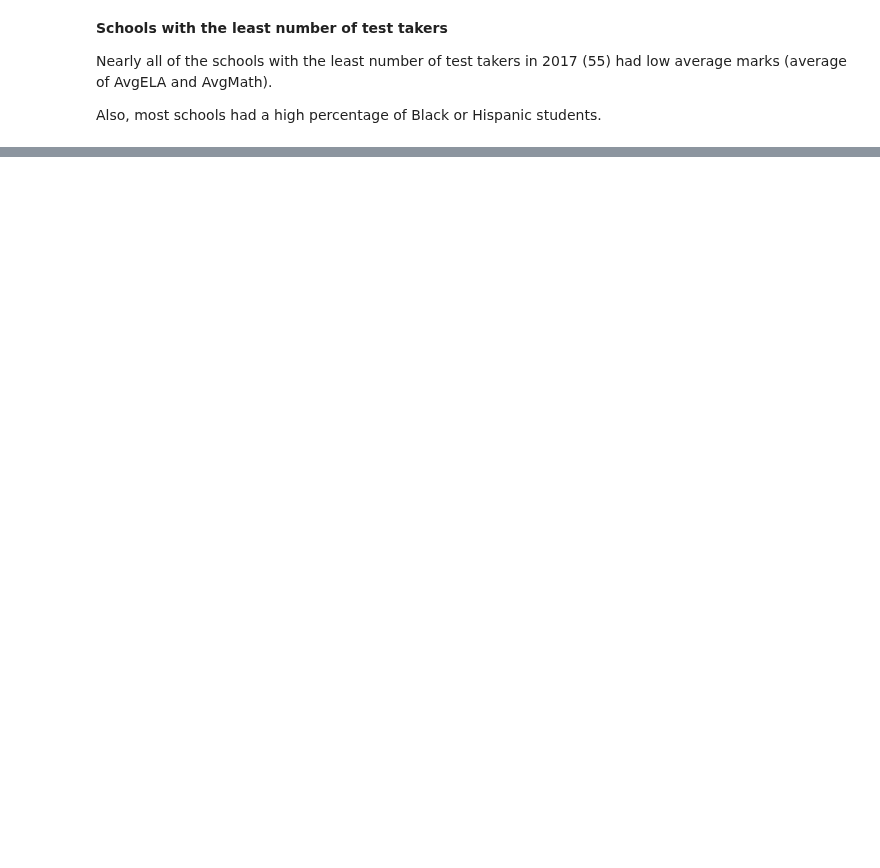
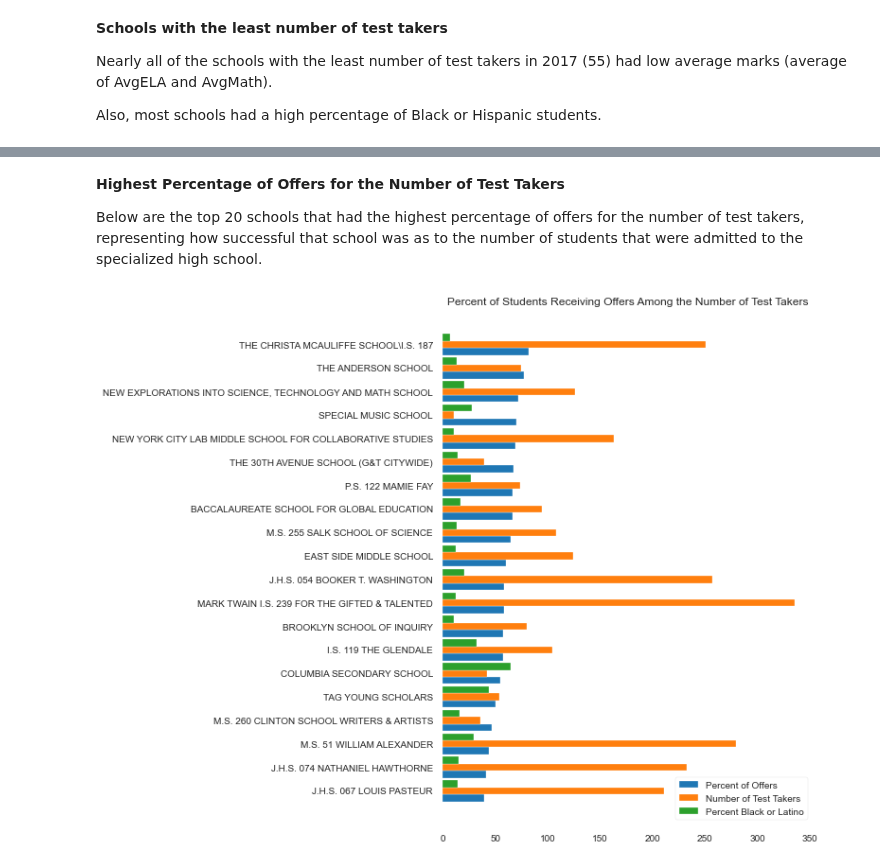
Before and after one commit to dj-m/CapstoneTwo, a Jupyter notebook: notebooks/CapstoneTwo_PredictingHighSchoolAdmissionsOffers.ipynb, the cells around one changed output, grey strips where cells are left out. Saved outputs shown, nothing was run; the diff lists cells and outputs as text; code cells hidden in the pictures; blank space fills up the shorter version.

```diff
--- a/notebooks/CapstoneTwo_PredictingHighSchoolAdmissionsOffers.ipynb
+++ b/notebooks/CapstoneTwo_PredictingHighSchoolAdmissionsOffers.ipynb
@@ -456,0 +461,20 @@ _ = plt.legend(handles=[highest_offers, eighth_graders,pct_blk_hisp], loc = 'upp
+# %% [markdown]
+**Highest Percentage of Offers for the Number of Test Takers**
+
+Below are the top 20 schools that had the highest percentage of offers for the number of test takers, representing how successful that school was as to the number of students that were admitted to the specialized high school.
+# %%
+pct_offers = df_main.sort_values(by = 'PctOffersByStudent', ascending=False).head(20)
+_ = plt.figure(figsize = (7,10))
+_ = plt.title('Percent of Students Receiving Offers Among the Number of Test Takers')
+h = 0.3
+pct_of_offers = plt.barh(np.arange(len(pct_offers))+h, pct_offers.PctOffersByStudent, height = h,
+                         label = 'Percent of Offers')
+num_test_takers = plt.barh(np.arange(len(pct_offers)), pct_offers.NumTestTakers, height = h,
+                           label = 'Number of Test Takers')
+pct_blk_hisp = plt.barh(np.arange(len(pct_offers))-h, pct_offers.PctBlackOrHispanic, height = h,
+                        label = 'Percent Black or Latino')
+plt.yticks(np.arange(len(pct_offers)), pct_offers.feeder_school_name)
+_ = plt.legend(handles=[pct_of_offers,num_test_takers,pct_blk_hisp], loc = 'best')
+_ = plt.gca().invert_yaxis()
+# %% [output]
+[figure, added]
```
Also changed, not shown: parts of 7 cells of this notebook.
